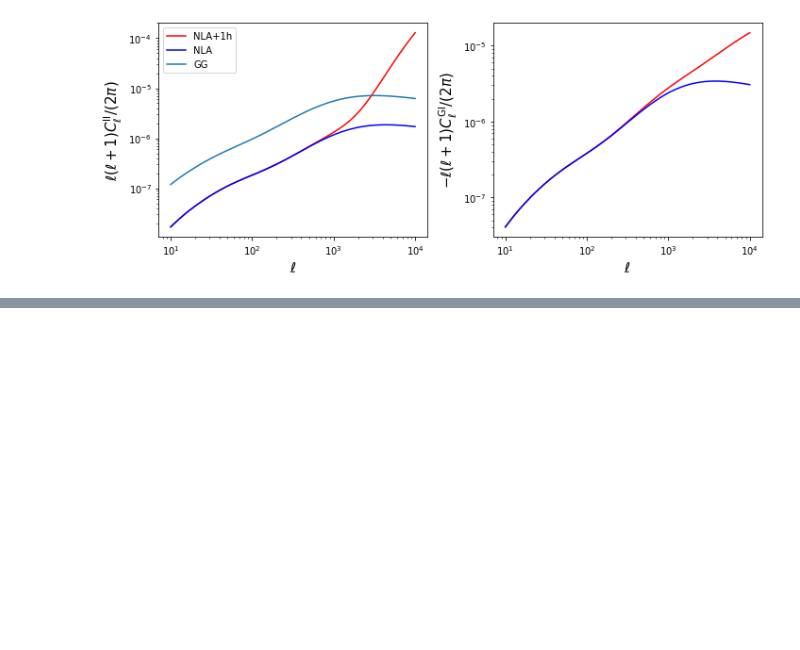
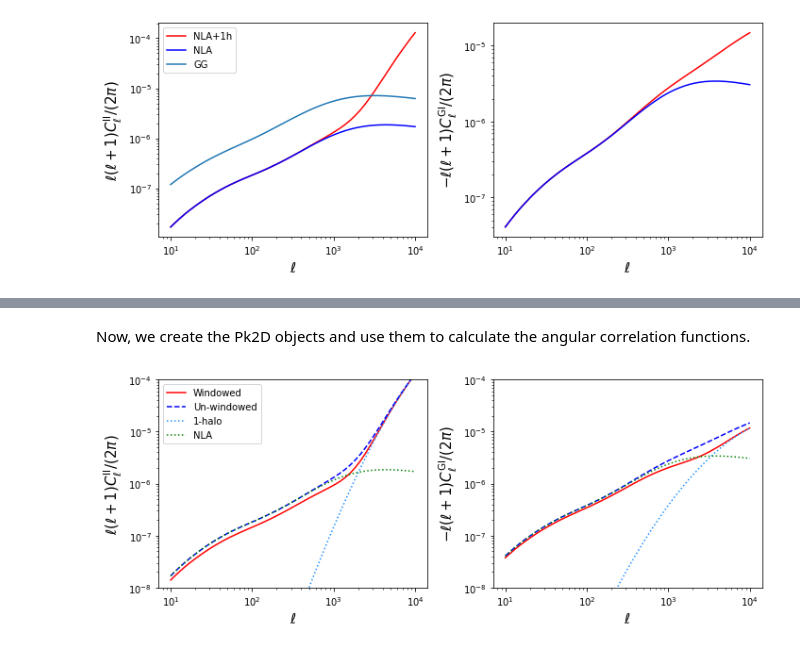
Before and after one commit to LSSTDESC/CCLX, a Jupyter notebook: Halo model for IA.ipynb, the cells around one changed output, grey strips where cells are left out. Saved outputs shown, nothing was run; the diff lists cells and outputs as text; code cells hidden in the pictures; blank space fills up the shorter version.

Commit message:
Clearing up the IA halo model example.

```diff
--- a/Halo model for IA.ipynb
+++ b/Halo model for IA.ipynb
@@ -37,7 +37,7 @@ nM = ccl.halos.MassFuncTinker08(cosmo, mass_def=hmd_200m)
 bM = ccl.halos.HaloBiasTinker10(cosmo, mass_def=hmd_200m)
 
 # and the halo model calculator object.
-hmc = ccl.halos.HMCalculator(cosmo, nM, bM, hmd_200m)
+hmc = ccl.halos.HMCalculator(cosmo, nM, bM, hmd_200m, nlog10M=64)
 # %% [markdown]
 For this halo model, which is based on Fortuna et al. (2021, [https://arxiv.org/abs/2003.02700](https://arxiv.org/abs/2003.02700)), we will need a halo mass profile (taken to be an NFW) and a satellite intrinsic ellipticity/shear profile $\gamma^I(\mathbf{r}, M)$. Power spectra can then be computed by taking the Fourier transform of these profiles. To do this in CCL, we generate a satellite shear HOD:
 # %%
@@ -256,0 +264,44 @@ plt.show()
+# %%
+pk_GI_windowed = np.empty((len(a_arr), len(k_arr)))
+pk_II_windowed = np.empty((len(a_arr), len(k_arr)))
+k1h = 4*cosmo['h'] #1/Mpc
+k2h = 6*cosmo['h'] #1/Mpc
+
+for i,a in enumerate(a_arr):
+    pk_GI_NLA = -C1tilde * ccl.nonlin_matter_power(cosmo, k_arr, a)
+    pk_GI_windowed[i,:] = pk_GI_1h.eval(k_arr, a, cosmo) * (1-np.exp(-(k_arr/k1h)**2)) + pk_GI_NLA * np.exp(-(k_arr/k2h)**2)
+    pk_II_NLA = C1tilde**2 * ccl.nonlin_matter_power(cosmo, k_arr, a)
+    pk_II_windowed[i,:] = pk_II_1h.eval(k_arr, a, cosmo) * (1-np.exp(-(k_arr/k1h)**2)) + pk_II_NLA * np.exp(-(k_arr/k2h)**2)
+# %% [markdown]
+Now, we create the Pk2D objects and use them to calculate the angular correlation functions.
+# %%
+pk2d_GI_windowed = ccl.pk2d.Pk2D(a_arr=a_arr, lk_arr=np.log(k_arr), pk_arr=pk_GI_windowed, is_logp=False)
+pk2d_II_windowed = ccl.pk2d.Pk2D(a_arr=a_arr, lk_arr=np.log(k_arr), pk_arr=pk_II_windowed, is_logp=False)
+cl_GI_windowed = ccl.angular_cl(cosmo, wl_tracer, ia_tracer, l_arr, p_of_k_a = pk2d_GI_windowed)
+cl_II_windowed = ccl.angular_cl(cosmo, ia_tracer, ia_tracer, l_arr, p_of_k_a = pk2d_II_windowed)
+# %%
+fig, ax = plt.subplots(1,2, figsize=(10,4))
+
+ax[0].plot(l_arr, lfac * cl_II_windowed, label='Windowed', c='red')
+ax[0].plot(l_arr, lfac * cl_II, label='Un-windowed', c='blue', ls='--')
+ax[0].plot(l_arr, lfac * cl_II_1h, label='1-halo', c='dodgerblue', ls='dotted')
+ax[0].plot(l_arr, lfac * cl_II_NLA, label='NLA', c='green', ls='dotted')
+ax[0].set_ylabel(r'$\ell(\ell+1)C_\ell^{\mathrm{II}}/(2\pi)$', fontsize=15)
+ax[0].legend()
+
+ax[1].plot(l_arr, -lfac * cl_GI_windowed, c='red')
+ax[1].plot(l_arr, -lfac * cl_GI, label='Un-windowed', c='blue', ls='--')
+ax[1].plot(l_arr, -lfac * cl_GI_1h, label='1-halo', c='dodgerblue', ls='dotted')
+ax[1].plot(l_arr, -lfac * cl_GI_NLA, label='NLA', c='green', ls='dotted')
+ax[1].set_ylabel(r'$-\ell(\ell+1)C_\ell^{\mathrm{GI}}/(2\pi)$', fontsize=15)
+
+for a in ax:
+    a.set_xscale('log')
+    a.set_yscale('log')
+    a.set_ylim([1e-8, 1e-4])
+    a.set_xlabel(r'$\ell$', fontsize=15)
+
+fig.tight_layout()
+plt.show()
+# %% [output]
+[figure, added]
```
Also changed, not shown: parts of 3 cells of this notebook.
